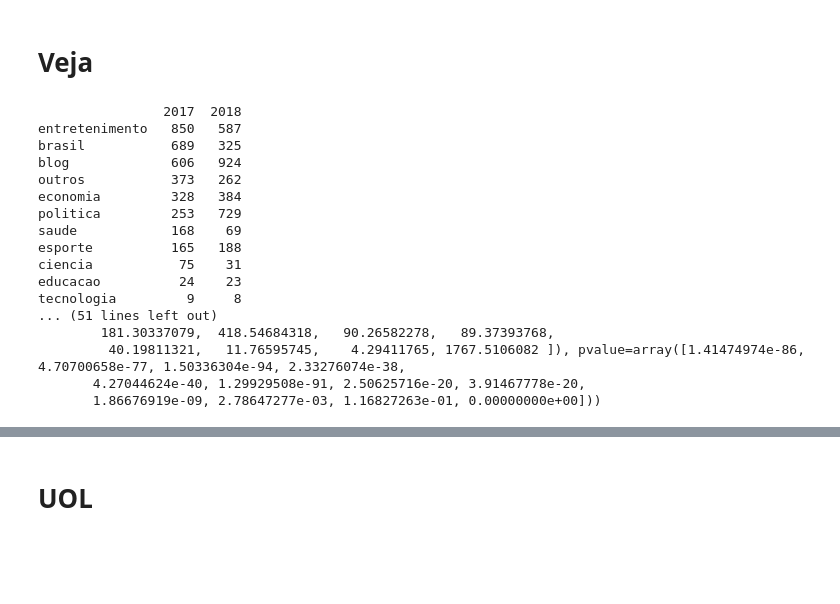
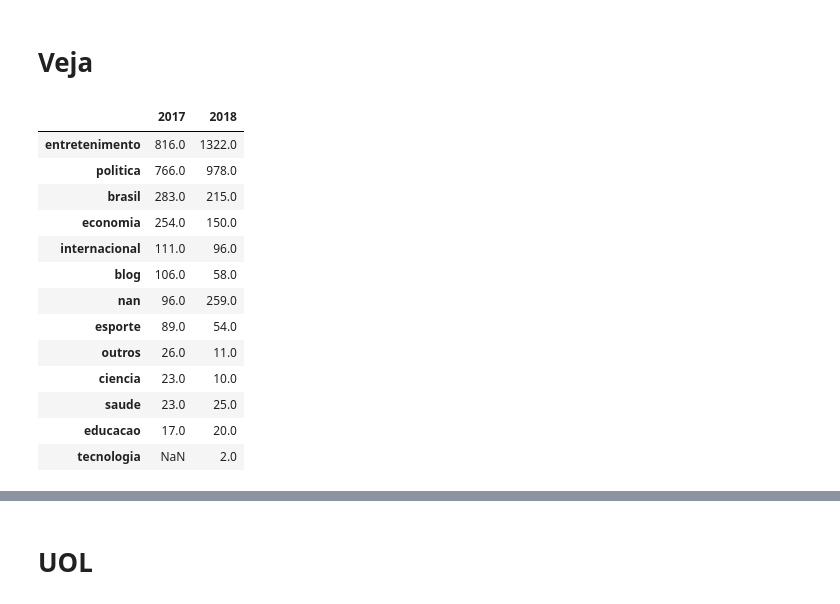
Before and after one commit to pnakibar/most-readed-wizard, a Jupyter notebook: results-final/csv/workbook.ipynb, the cells around one changed output, grey strips where cells are left out. Cells and saved outputs as stored; diff of their text form; code cells hidden in the pictures; blank space fills up the shorter version.

Commit message:
classificando internacional e 'nan'

```diff
--- a/results-final/csv/workbook.ipynb
+++ b/results-final/csv/workbook.ipynb
@@ -268,3 +281,38 @@ def cleanFolhaThemes(themeString):
     return ('outros', themeString)
 # %% [markdown]
 # Veja
+# %%
+def quantityOfThemes(table, cleanupFunction):
+    themesTable = getAllThemes(table)
+    conversionTable = createConversionTable(themesTable, cleanupFunction)
+    quantityOfThemes = countThemes(themesTable, conversionTable)
+    return quantityOfThemes
+
+
+
+vejaPd = pd.DataFrame([quantityOfThemes(get2017Table(veja), cleanVejaThemes), quantityOfThemes(get2018Table(veja), cleanVejaThemes)], index=['2017', '2018']).transpose()
+uolPd = pd.DataFrame([quantityOfThemes(get2017Table(uol), cleanUolThemes), quantityOfThemes(get2018Table(uol), cleanUolThemes)], index=['2017', '2018']).transpose()
+estadaoPd = pd.DataFrame([quantityOfThemes(get2017Table(estadao), cleanEstadaoThemes), quantityOfThemes(get2018Table(estadao), cleanEstadaoThemes)], index=['2017', '2018']).transpose()
+folhaPd = pd.DataFrame([quantityOfThemes(get2017Table(folha), cleanFolhaThemes), quantityOfThemes(get2018Table(folha), cleanFolhaThemes)], index=['2017', '2018']).transpose()
+
+
+estadaoPd
+
+
+
+#print(quantityOfThemes(get2017Table(folha), cleanFolhaThemes))
+# %% [output]
+|  | 2017 | 2018 |
+| entretenimento | 816.0 | 1322.0 |
+| politica | 766.0 | 978.0 |
+| brasil | 283.0 | 215.0 |
+| economia | 254.0 | 150.0 |
+| internacional | 111.0 | 96.0 |
+| blog | 106.0 | 58.0 |
+| nan | 96.0 | 259.0 |
+| esporte | 89.0 | 54.0 |
+| outros | 26.0 | 11.0 |
+| ciencia | 23.0 | 10.0 |
+| saude | 23.0 | 25.0 |
+| educacao | 17.0 | 20.0 |
+| tecnologia | NaN | 2.0 |
@@ -275,7 +345,13 @@ def quantityOfThemes(table, cleanupFunction):
     quantityOfThemes = countThemes(themesTable, conversionTable)
     return quantityOfThemes
 
-data2017 = quantityOfThemes(get2017Table(veja), cleanVejaThemes)
+data2017 = pd.DataFrame(
+    [quantityOfThemes(get2017Table(veja), cleanVejaThemes), quantityOfThemes(get2017Table(uol), cleanUolThemes), quantityOfThemes(get2017Table(estadao), cleanEstadaoThemes), quantityOfThemes(get2017Table(folha), cleanFolhaThemes)],
+    index=['veja, uol', 'estadao', 'folha']
+)
+
+print(data2017)
+
 data2018 = quantityOfThemes(get2018Table(veja), cleanVejaThemes)
 
 df = pd.DataFrame([data2017, data2018], index=['2017', '2018']).transpose()
@@ -303,24 +379,6 @@ print(df.transpose())
 
 print(stats.chisquare([850, 587]))
 print(stats.chisquare(df))
-# %% [output]
-                2017  2018
-entretenimento   850   587
-brasil           689   325
-blog             606   924
-outros           373   262
-economia         328   384
-politica         253   729
-saude            168    69
-esporte          165   188
-ciencia           75    31
-educacao          24    23
-tecnologia         9     8
-... (51 lines left out)
-        181.30337079,  418.54684318,   90.26582278,   89.37393768,
-         40.19811321,   11.76595745,    4.29411765, 1767.5106082 ]), pvalue=array([1.41474974e-86, 4.70700658e-77, 1.50336304e-94, 2.33276074e-38,
-       4.27044624e-40, 1.29929508e-91, 2.50625716e-20, 3.91467778e-20,
-       1.86676919e-09, 2.78647277e-03, 1.16827263e-01, 0.00000000e+00]))
 # %%
 get2017Table(veja)
 # %%
```
Also changed, not shown: parts of 2 cells of this notebook, 1 other file.
